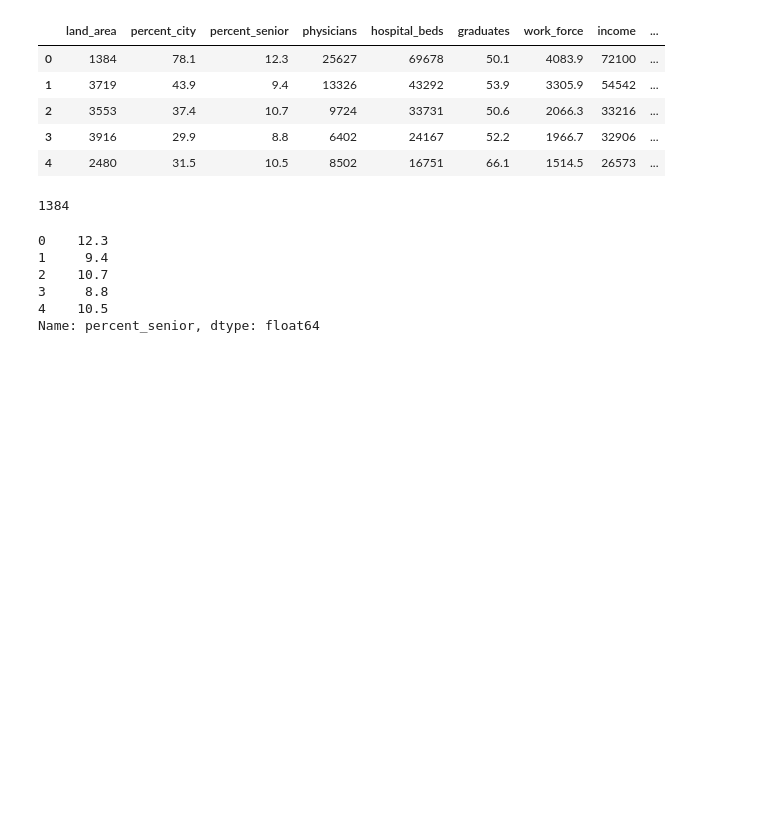
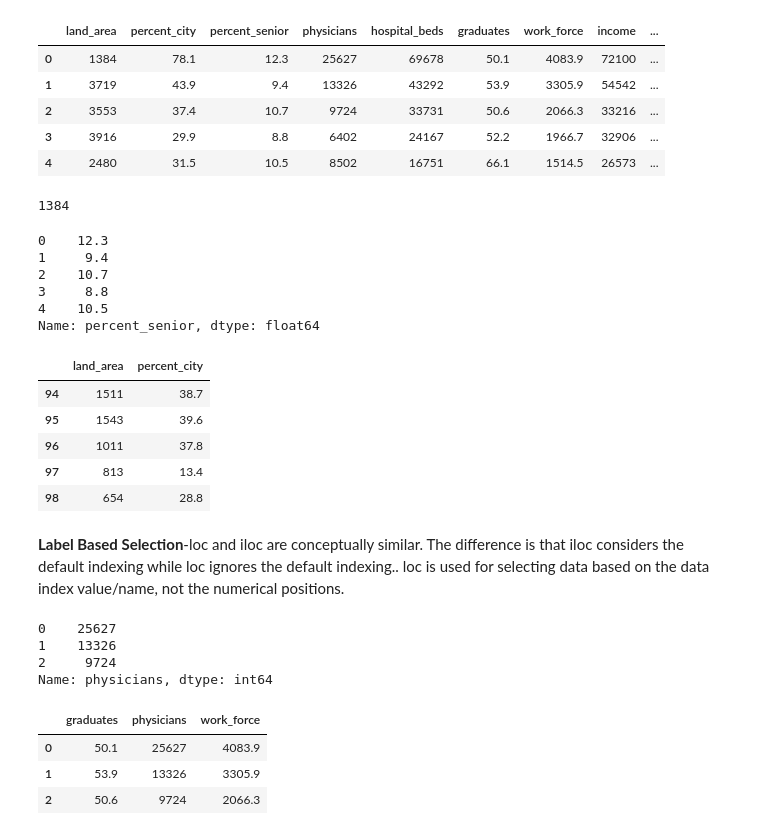
Before and after one commit to bhuvanlekkala/5-week-Data-Science-Bootcamp, a Jupyter notebook: Week_1_.ipynb, the cells around one changed output. Cells and saved outputs as stored; diff of their text form; code cells hidden in the pictures; blank space fills up the shorter version.

```diff
--- a/Week_1_.ipynb
+++ b/Week_1_.ipynb
@@ -224,3 +225,33 @@ sma_data.iloc[0:5,2]
 3     8.8
 4    10.5
 Name: percent_senior, dtype: float64
+# %%
+# negative indexing
+sma_data.iloc[-5:,0:2]
+# the rows from last five rows  to end and after , gives 2 columns
+# %% [output]
+|  | land_area | percent_city |
+| 94 | 1511 | 38.7 |
+| 95 | 1543 | 39.6 |
+| 96 | 1011 | 37.8 |
+| 97 | 813 | 13.4 |
+| 98 | 654 | 28.8 |
+# %% [markdown]
+**Label Based Selection**-loc and iloc are conceptually similar. The difference is that iloc considers the default indexing while loc ignores the default indexing..
+loc is used for selecting data based on the data index value/name, not the numerical positions.
+# %%
+sma_data.loc[0:2,"physicians"]
+# loc ois used for non numerical data and can get data from just column name
+# %% [output]
+0    25627
+1    13326
+2     9724
+Name: physicians, dtype: int64
+# %%
+sma_data.loc[0:2,["graduates","physicians","work_force"]]
+# two indexing rows and data from eaxh required cloumns
+# %% [output]
+|  | graduates | physicians | work_force |
+| 0 | 50.1 | 25627 | 4083.9 |
+| 1 | 53.9 | 13326 | 3305.9 |
+| 2 | 50.6 | 9724 | 2066.3 |
```
Also changed, not shown: parts of 1 cell of this notebook.
